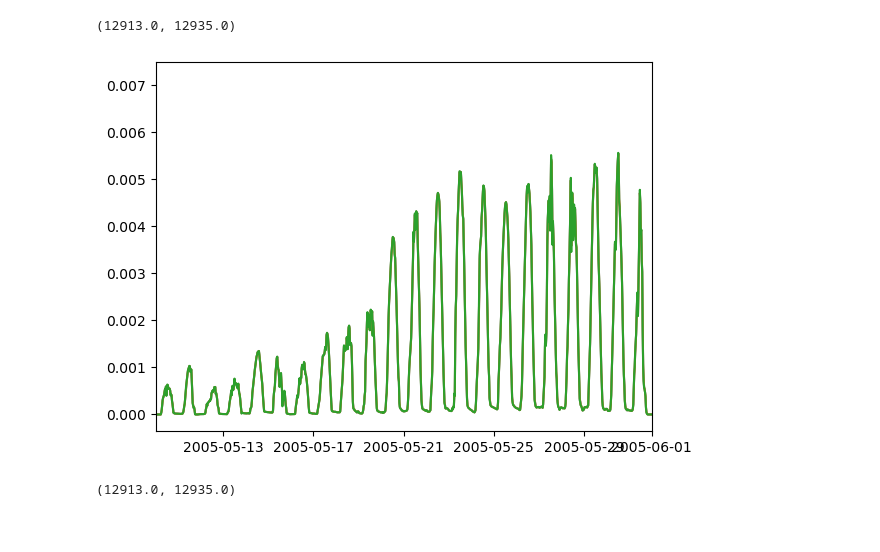
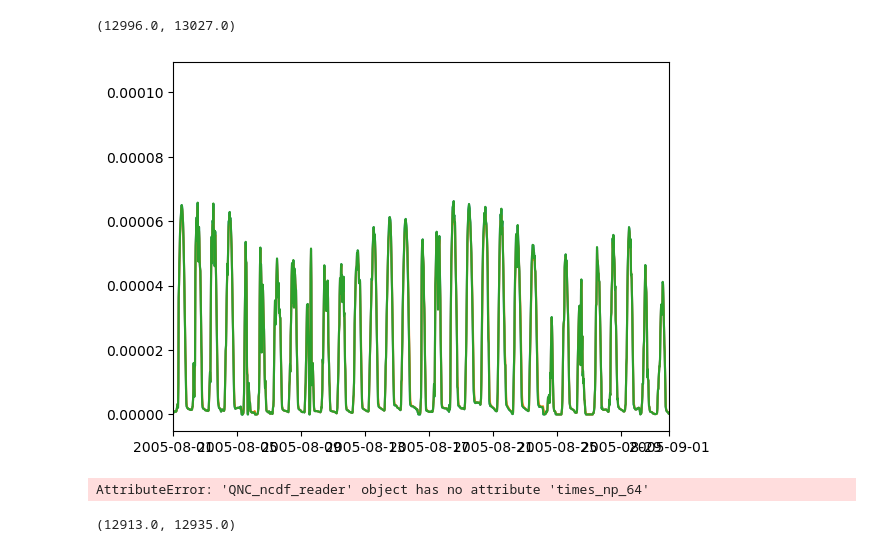
Before and after one commit to PhillipPapastefanou/QPy, a Jupyter notebook: examples/post_process/plant_hydraulics/SingleCompare.ipynb, the cells around one changed output. Drawn from its saved outputs; the diff is of its cells as text; code cells hidden in the pictures.

```diff
--- a/examples/post_process/plant_hydraulics/SingleCompare.ipynb
+++ b/examples/post_process/plant_hydraulics/SingleCompare.ipynb
@@ -118,11 +217,19 @@ plt.xlim((datetime.datetime(2005,5,10),datetime.datetime(2005,6,1)))
+# %%
+plt.plot(nc_output.Datasets_1D['PHYD']['date'], nc_output.Datasets_1D['PHYD']['stem_flow_avg'] )
+plt.plot(nc_output.Datasets_1D['PHYD']['date'], nc_output.Datasets_1D['PHYD']['G_avg'] )
+plt.plot(nc_output.Datasets_1D['PHYD']['date'], nc_output.Datasets_1D['SPQ']['transpiration_avg'])
+# plt.plot(nc_output.times_np_64, nc_output.Datasets_1D['PHYD']['psi_stem_avg'] )
+plt.xlim((datetime.datetime(2005,8,1),datetime.datetime(2005,9,1)))
+# %% [output]
+(12996.0, 13027.0)
+[figure, added]
 # %%
 plt.plot(nc_output.times_np_64, nc_output.Datasets_1D['PHYD']['stem_flow_avg'] )
 plt.plot(nc_output.times_np_64, nc_output.Datasets_1D['PHYD']['G_avg'] )
 plt.plot(nc_output.times_np_64, nc_output.Datasets_1D['SPQ']['transpiration_avg'] * 1000/18.0 )
-plt.xlim((datetime.datetime(2005,5,10),datetime.datetime(2005,6,1)))
+plt.xlim((datetime.datetime(2005,5,5),datetime.datetime(2005,9,1)))
 # %% [output]
-(12913.0, 12935.0)
+AttributeError: 'QNC_ncdf_reader' object has no attribute 'times_np_64'
-[figure, removed]
 # %%
 plt.plot(nc_output.times_np_64, nc_output.Datasets_1D['PHYD']['stem_flow_avg'] )
 plt.plot(nc_output.times_np_64, nc_output.Datasets_1D['PHYD']['G_avg'] )
```
Also changed, not shown: parts of 15 cells of this notebook, 2 other files.
